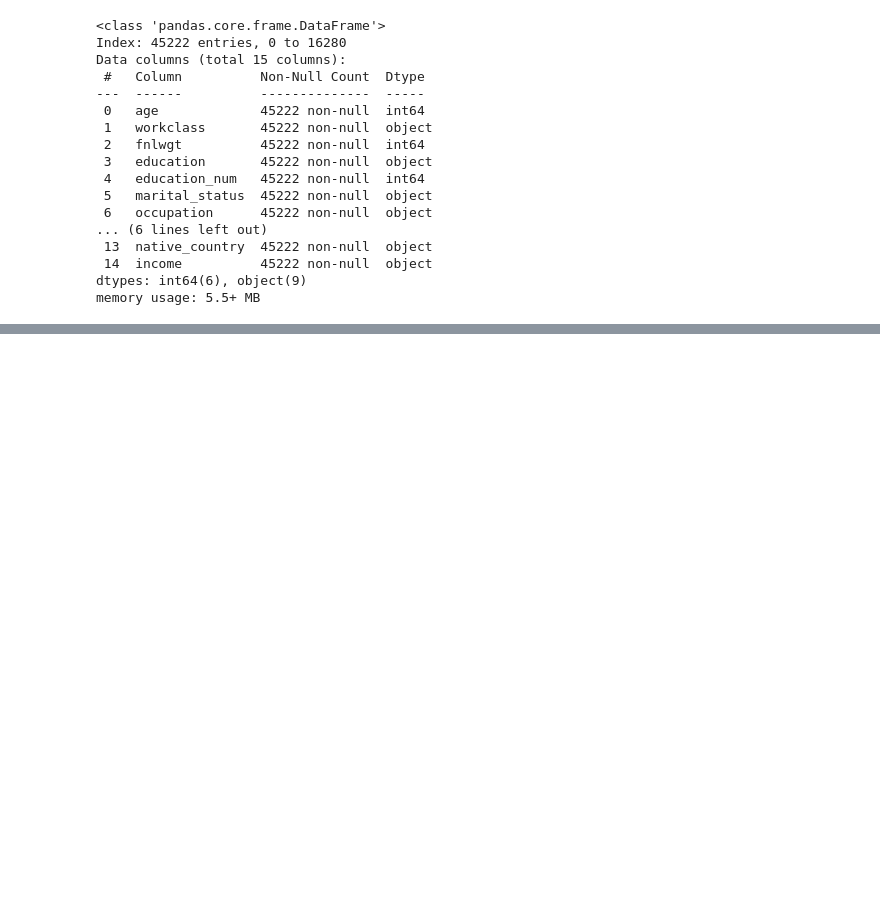
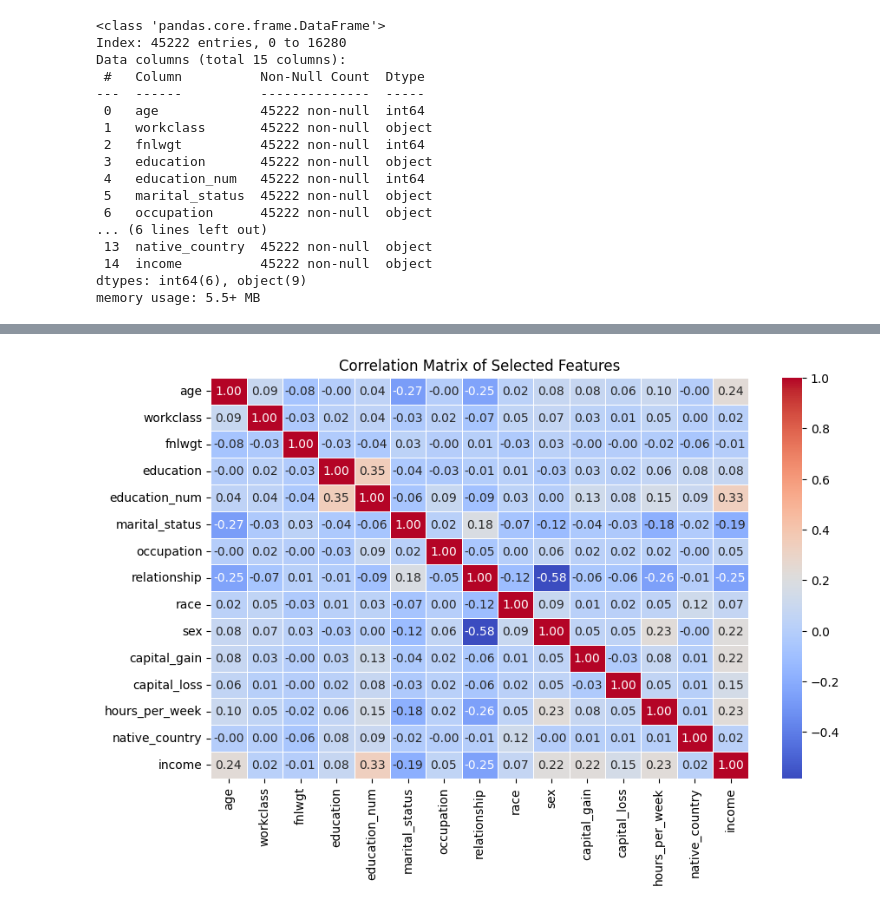
Before and after one commit to Gaindu29/Machine_Learning, a Jupyter notebook: MachineLearning.ipynb, the cells around one changed output, grey strips where cells are left out. Saved outputs shown, nothing was run; the diff lists cells and outputs as text; code cells hidden in the pictures; blank space fills up the shorter version.

```diff
--- a/MachineLearning.ipynb
+++ b/MachineLearning.ipynb
@@ -231,0 +287,16 @@ memory usage: 5.5+ MB
+# %%
+#label encode (convertibg onjects into integers)
+from sklearn.preprocessing import LabelEncoder
+le = LabelEncoder()
+data_merge['workclass'] = le.fit_transform(data_merge['workclass'])
+data_merge['education'] = le.fit_transform(data_merge['education'])
+data_merge['marital_status'] = le.fit_transform(data_merge['marital_status'])
+data_merge['occupation'] = le.fit_transform(data_merge['occupation'])
+data_merge['relationship'] = le.fit_transform(data_merge['relationship'])
+data_merge['race'] = le.fit_transform(data_merge['race'])
+data_merge['sex'] = le.fit_transform(data_merge['sex'])
+data_merge['hours_per_week'] = le.fit_transform(data_merge['hours_per_week'])
+data_merge['native_country'] = le.fit_transform(data_merge['native_country'])
+data_merge['income'] = le.fit_transform(data_merge['income'])
+
+data_merge.head()
@@ -231,0 +327,11 @@ memory usage: 5.5+ MB
+# %%
+#Correlation matrix
+correlation_matrix = data_merge.corr()
+
+# Plotting the correlation matrix
+plt.figure(figsize=(10, 6))
+sns.heatmap(correlation_matrix, annot=True, cmap='coolwarm', fmt=".2f", linewidths=0.5)
+plt.title('Correlation Matrix of Selected Features')
+plt.show()
+# %% [output]
+[figure, added]
```
Also changed, not shown: parts of 24 cells of this notebook.
